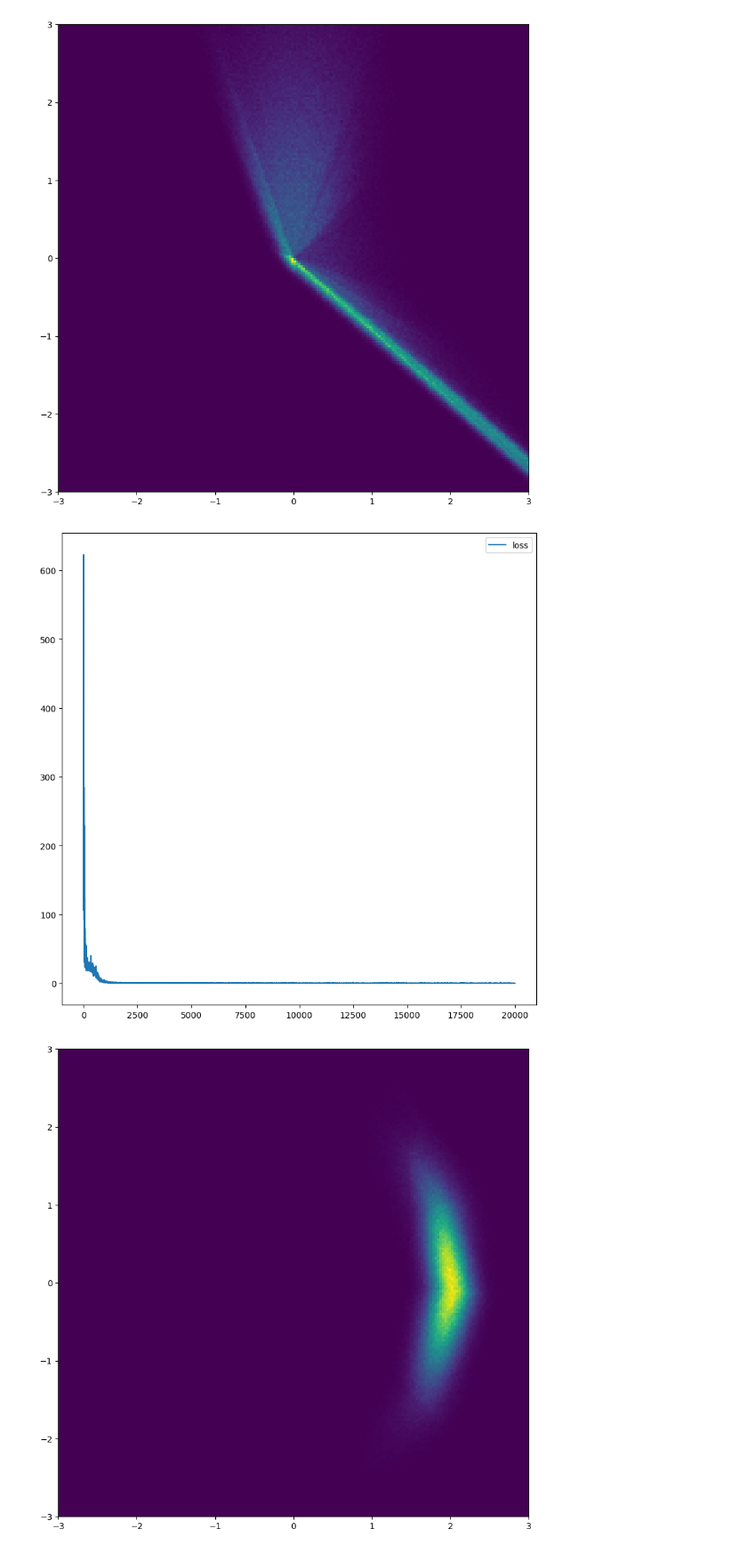
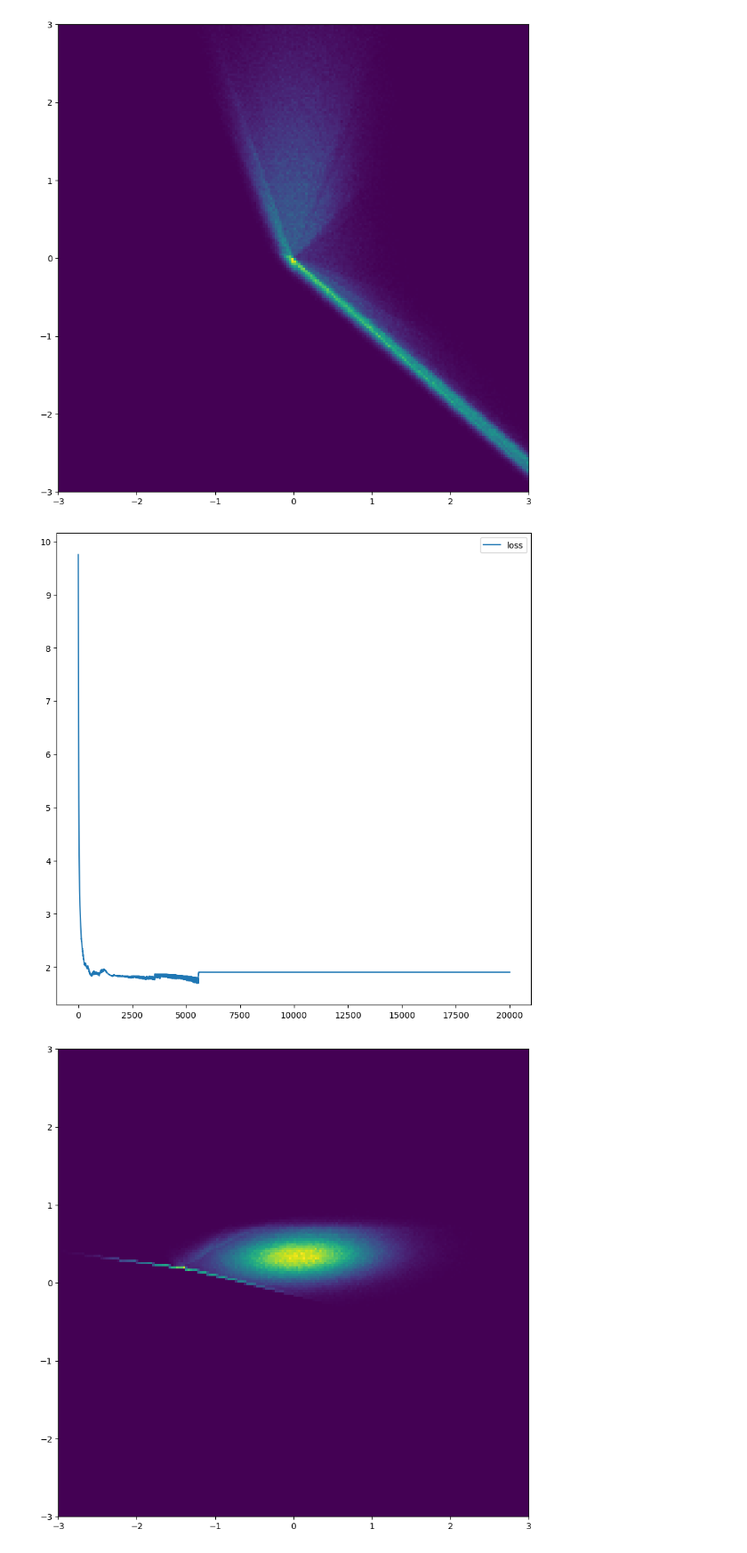
Before and after one commit to jeongsukchul/distributionally_robust_learning, a Jupyter notebook: learning/module/normalizing_flow/flow_test.ipynb, the cells around one changed output. Shown at 89% size. Cells and saved outputs as stored; diff of their text form; code cells hidden in the pictures.

```diff
--- a/learning/module/normalizing_flow/flow_test.ipynb
+++ b/learning/module/normalizing_flow/flow_test.ipynb
@@ -57,12 +56,18 @@ plt.show()
 import functools
 import optax
 # Train model
+from sklearn.datasets import make_moons
 max_iter = 20000
 num_samples = 2 * 20
 anneal_iter = 10000
 annealing = True
 def loss_fn(params, key, beta):
     # 'mode' and 'num_samples' stay constant => no recompile
+    x_np, _ = make_moons(num_samples, noise=0.1)
+
+    # Compute loss
+    loss = nfm.apply(params, mode='forward_kld', x=x_np)
+    return loss
     return nfm.apply(params,
                      mode='reverse_kld',
                      num_samples=num_samples, rng=key)
@@ -77,35 +82,35 @@ def train_step(params, opt_state, base_key, beta):
     loss, grads = jax.value_and_grad(loss_fn)(params, key, beta)
     updates, opt_state = optimizer.update(grads, opt_state, params)
     params = optax.apply_updates(params, updates)
     return params, opt_state, loss
 def body_fn(it, carry):
     params, opt_state, base_key, loss_buf = carry
     base_key, key = jax.random.split(base_key)
     beta = betas[it]
     params, opt_state, loss = train_step(params, opt_state, key, beta)
     loss_buf = loss_buf.at[it].set(loss)
     return (params, opt_state, base_key, loss_buf)
 flow_params = nfm.init(rng_params, mode='sample', num_samples=1024, rng=key_sample)
 # flow_params = nfm.init(rng_params, mode='log_prob', x=x0)
 loss_hist = np.array([])
 optimizer = optax.adamw(learning_rate=1e-3) # weight_decay = 1e-4)
 opt_state = optimizer.init(flow_params)
 loss_buf = jnp.zeros((max_iter,), dtype=jnp.float32)
 flow_params, opt_state, rng, loss_buf = jax.lax.fori_loop(
     0, max_iter, body_fn, (flow_params, opt_state, rng, loss_buf)
 )
 loss_hist = jnp.asarray(loss_buf).copy()
 plt.figure(figsize=(10, 10))
 plt.plot(loss_hist, label='loss')
 plt.legend()
 plt.show()
 z, _ = nfm.apply(flow_params, mode="sample", rng=sample_key, num_samples=2**20)
 plt.figure(figsize=(10,10))
 plt.hist2d(z[:, 0].flatten(), z[:, 1].flatten(), (grid_size, grid_size), range=[[-3, 3], [-3, 3]])
 plt.show()
 # %% [output]
-[figure, old version]
+[figure, new version]
-[figure, old version]
+[figure, new version]
 # %%
 z, _ = nfm.apply(flow_params, mode="sample", rng=sample_key, num_samples=2**20)
 plt.figure(figsize=(10,10))
```
Also changed, not shown: parts of 3 cells of this notebook, 11 other files.
